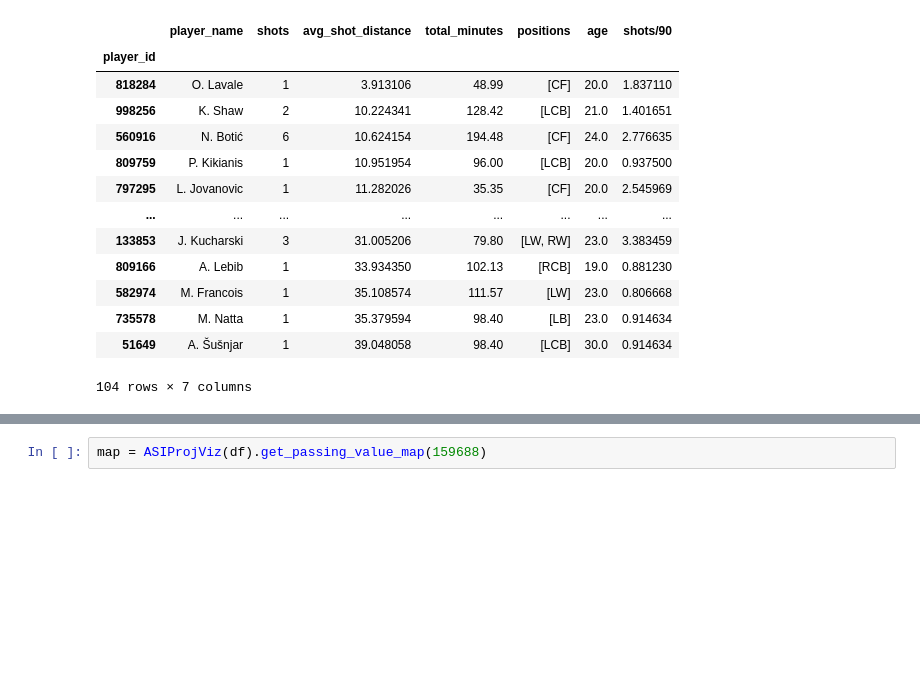
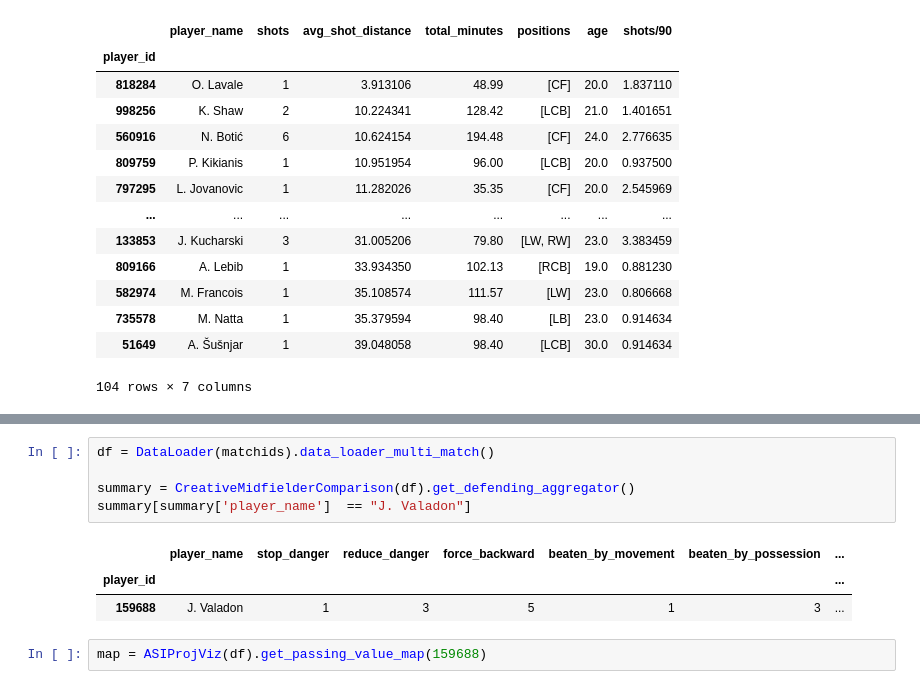
Before and after one commit to nkrackeler30/ASIProj, a Jupyter notebook: Data/ASIProj.ipynb, the cells around one changed output, grey strips where cells are left out. Saved outputs shown, nothing was run; the diff lists cells and outputs as text; blank space fills up the shorter version.

```diff
--- a/Data/ASIProj.ipynb
+++ b/Data/ASIProj.ipynb
@@ -1168,3 +1266,12 @@ summary
+# %%
+df = DataLoader(matchids).data_loader_multi_match()
+
+summary = CreativeMidfielderComparison(df).get_defending_aggregator()
+summary[summary['player_name']  == "J. Valadon"]
+# %% [output]
+|  | player_name | stop_danger | reduce_danger | force_backward | beaten_by_movement | beaten_by_possession | ... |
+| player_id |  |  |  |  |  |  | ... |
+| 159688 | J. Valadon | 1 | 3 | 5 | 1 | 3 | ... |
 # %%
 map = ASIProjViz(df).get_passing_value_map(159688)
 # %% [output]
```
Also changed, not shown: parts of 4 cells of this notebook.
